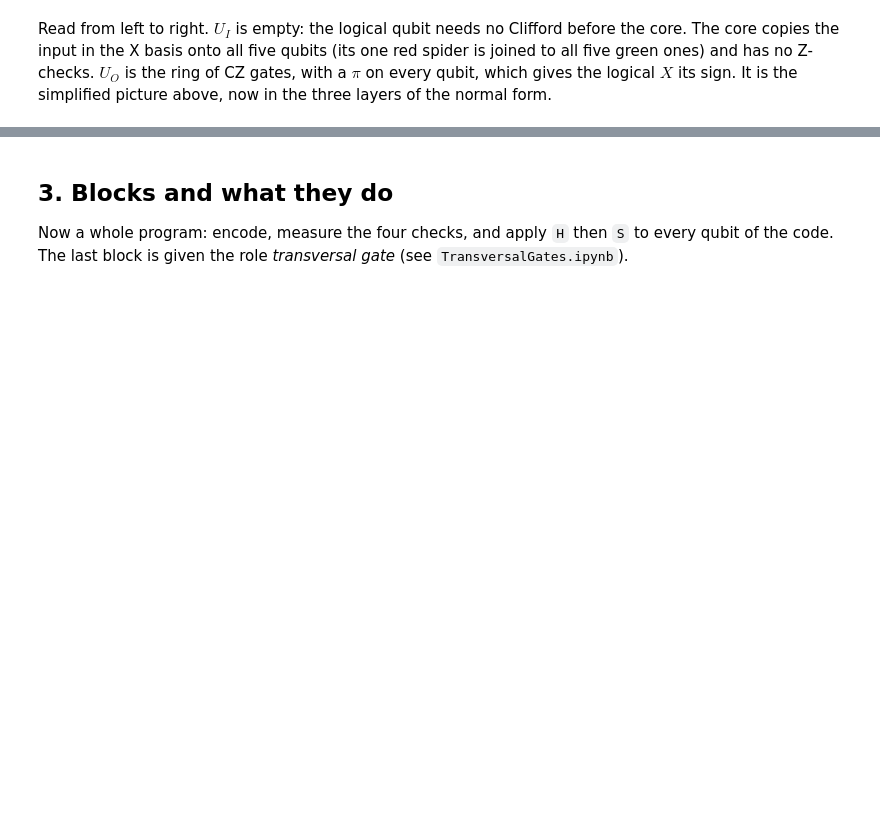
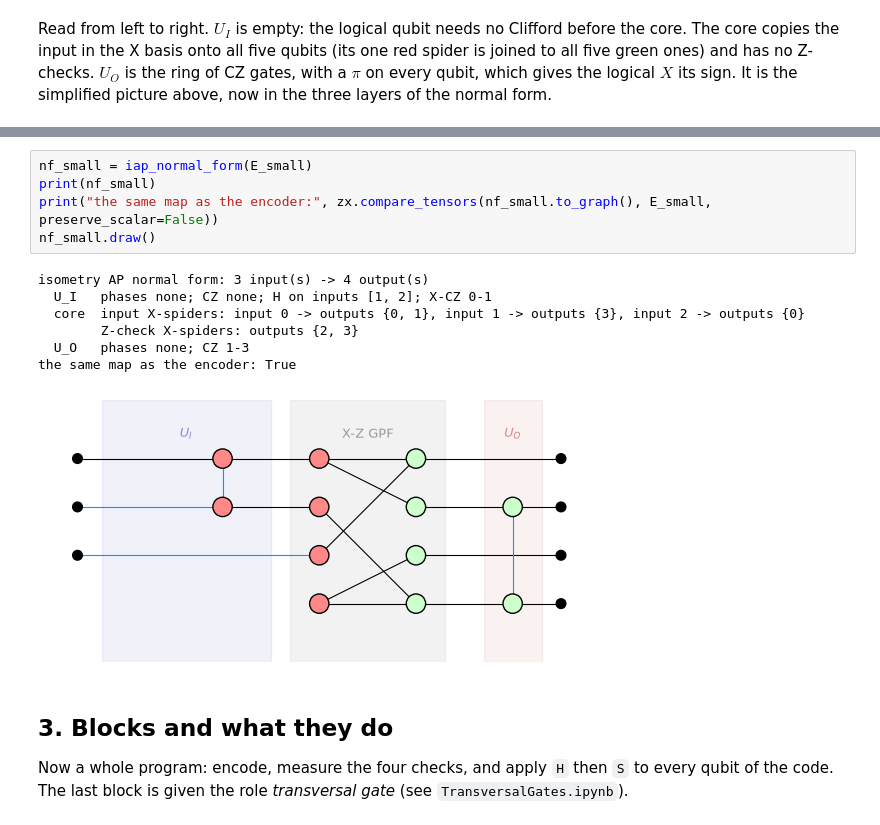
Before and after one commit to JennyLiu0716/SQZ, a Jupyter notebook: examples/StabilizerCodes.ipynb, the cells around one changed output, grey strips where cells are left out. Drawn from its saved outputs; the diff is of its cells as text; blank space fills up the shorter version.

```diff
--- a/examples/StabilizerCodes.ipynb
+++ b/examples/StabilizerCodes.ipynb
@@ -169,3 +228,16 @@ Read from left to right. $U_I$ is empty: the logical qubit needs no Clifford bef
+# %%
+nf_small = iap_normal_form(E_small)
+print(nf_small)
+print("the same map as the encoder:", zx.compare_tensors(nf_small.to_graph(), E_small, preserve_scalar=False))
+nf_small.draw()
+# %% [output]
+isometry AP normal form: 3 input(s) -> 4 output(s)
+  U_I   phases none; CZ none; H on inputs [1, 2]; X-CZ 0-1
+  core  input X-spiders: input 0 -> outputs {0, 1}, input 1 -> outputs {3}, input 2 -> outputs {0}
+        Z-check X-spiders: outputs {2, 3}
+  U_O   phases none; CZ 1-3
+the same map as the encoder: True
+[figure, added]
 # %% [markdown]
 ## 3. Blocks and what they do
 
```
Also changed, not shown: parts of 32 cells of this notebook, 5 other files.
